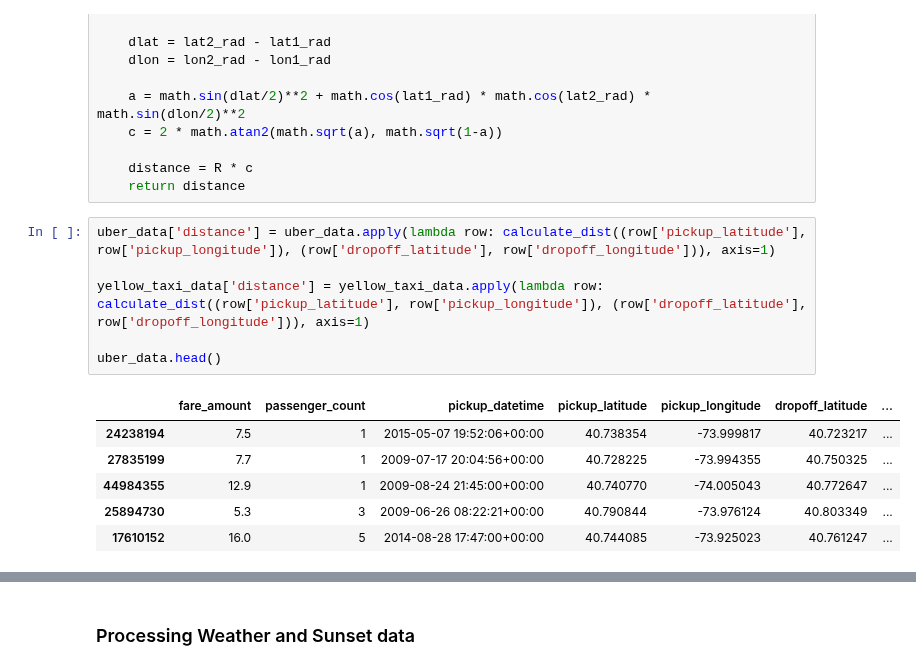
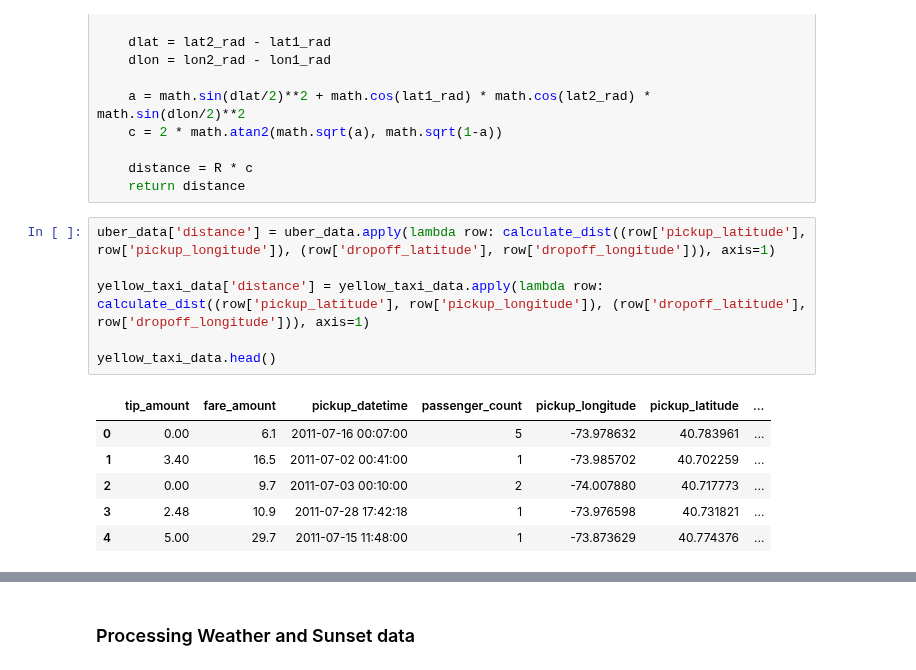
Before and after one commit to wangyf99/final-project, a Jupyter notebook: Group_project.ipynb, the cells around one changed output, grey strips where cells are left out. Saved outputs shown, nothing was run; the diff lists cells and outputs as text.

```diff
--- a/Group_project.ipynb
+++ b/Group_project.ipynb
@@ -558,13 +562,13 @@ def calculate_dist(coord1,coord2):
 # %%
 uber_data['distance'] = uber_data.apply(lambda row: calculate_dist((row['pickup_latitude'], row['pickup_longitude']), (row['dropoff_latitude'], row['dropoff_longitude'])), axis=1)
 
 yellow_taxi_data['distance'] = yellow_taxi_data.apply(lambda row: calculate_dist((row['pickup_latitude'], row['pickup_longitude']), (row['dropoff_latitude'], row['dropoff_longitude'])), axis=1)
 
-uber_data.head()
+yellow_taxi_data.head()
 # %% [output]
-|  | fare_amount | passenger_count | pickup_datetime | pickup_latitude | pickup_longitude | dropoff_latitude | ... |
-| 24238194 | 7.5 | 1 | 2015-05-07 19:52:06+00:00 | 40.738354 | -73.999817 | 40.723217 | ... |
-| 27835199 | 7.7 | 1 | 2009-07-17 20:04:56+00:00 | 40.728225 | -73.994355 | 40.750325 | ... |
-| 44984355 | 12.9 | 1 | 2009-08-24 21:45:00+00:00 | 40.740770 | -74.005043 | 40.772647 | ... |
-| 25894730 | 5.3 | 3 | 2009-06-26 08:22:21+00:00 | 40.790844 | -73.976124 | 40.803349 | ... |
-| 17610152 | 16.0 | 5 | 2014-08-28 17:47:00+00:00 | 40.744085 | -73.925023 | 40.761247 | ... |
+|  | tip_amount | fare_amount | pickup_datetime | passenger_count | pickup_longitude | pickup_latitude | ... |
+| 0 | 0.00 | 6.1 | 2011-07-16 00:07:00 | 5 | -73.978632 | 40.783961 | ... |
+| 1 | 3.40 | 16.5 | 2011-07-02 00:41:00 | 1 | -73.985702 | 40.702259 | ... |
+| 2 | 0.00 | 9.7 | 2011-07-03 00:10:00 | 2 | -74.007880 | 40.717773 | ... |
+| 3 | 2.48 | 10.9 | 2011-07-28 17:42:18 | 1 | -73.976598 | 40.731821 | ... |
+| 4 | 5.00 | 29.7 | 2011-07-15 11:48:00 | 1 | -73.873629 | 40.774376 | ... |
```
Also changed, not shown: parts of 20 cells of this notebook.
